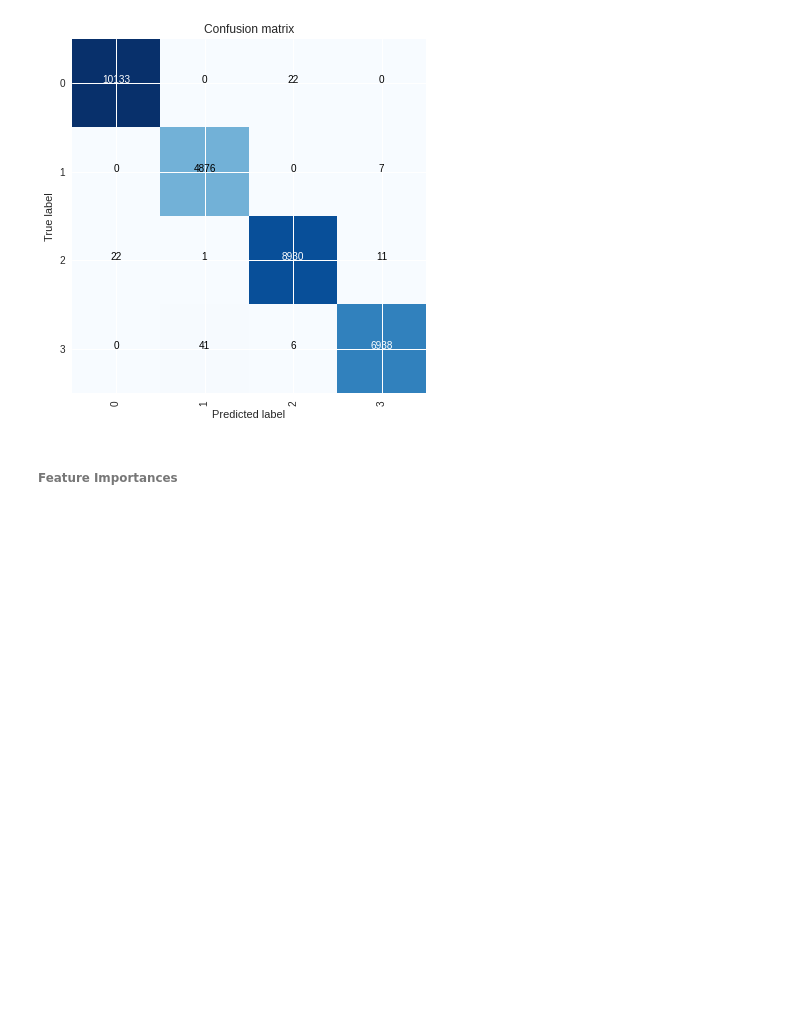
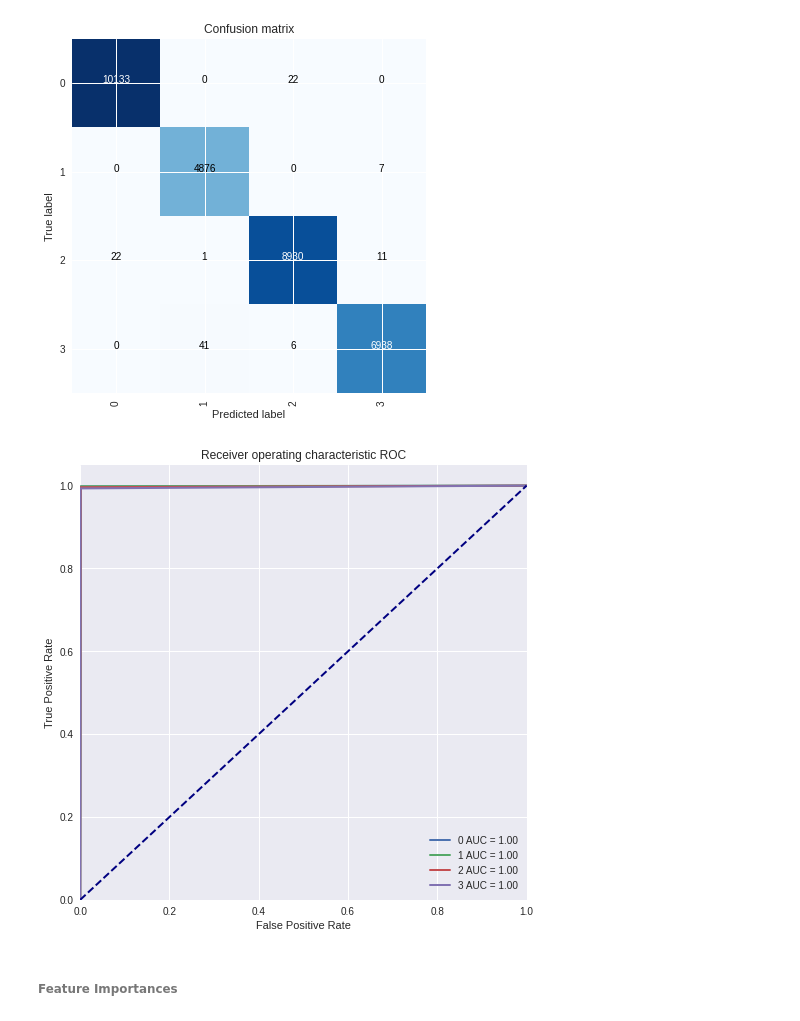
Before and after one commit to dehoyosb/MinJusticia_team77_DS4A_Project, a Jupyter notebook: app/unsupervised_learning_daniel.ipynb, the cells around one changed output. Saved outputs shown, nothing was run; the diff lists cells and outputs as text; code cells hidden in the pictures; blank space fills up the shorter version.

Commit message:
organizing better the code, adding roc curve to analyse training results

```diff
--- a/app/unsupervised_learning_daniel.ipynb
+++ b/app/unsupervised_learning_daniel.ipynb
@@ -72,0 +142,19 @@ See the caveats in the documentation: https://pandas.pydata.org/pandas-docs/stab
+# %%
+def plot_roc(y_test, y_preds):
+    """
+    Helper function that plots the roc curve
+    """
+    plt.figure(figsize=(8,8))
+    for label in np.unique(y_test):
+        fpr, tpr, _ = roc_curve(y_test == label, y_preds == label)
+        roc_auc = auc(fpr, tpr)
+        plt.plot(fpr, tpr, linewidth=2, label= str(label) + ' AUC = ' + '{0:.2f}'.format(roc_auc))
+        #plt.plot(fpr, tpr, color='darkorange',lw=2, label='ROC curve (area = %0.2f)' % roc_auc)
+    plt.plot([0, 1], [0, 1], color='navy', lw=2, linestyle='--')
+    plt.xlim([0.0, 1.0])
+    plt.ylim([0.0, 1.05])
+    plt.xlabel('False Positive Rate')
+    plt.ylabel('True Positive Rate')
+    plt.title('Receiver operating characteristic ROC')
+    plt.legend(loc="lower right")
+    plt.show()
@@ -533,15 +554,0 @@ def classifier_results(prediction, labels, classes, show_plots):
-# %%
-def plot_roc(classes, x, y):
-    plt.figure(figsize=(8,8))
-    for idx, label in enumerate(classes):
-        roc_auc = auc(x[idx], y[idx])
-        plt.plot(x[idx], y[idx], linewidth=2, label= str(label) + ' AUC = ' + '{0:.2f}'.format(roc_auc))
-    plt.plot([0, 1], [0, 1], color='navy', linewidth=2, linestyle='--')
-    plt.xlim([0.0, 1.05])
-    plt.ylim([0.0, 1.05])
-    plt.xlabel('False Positive Rate')
-    plt.ylabel('True Positive Rate')
-    plt.title('Receiver operating characteristic ROC')
-    plt.legend(loc="lower right")
-    plt.grid()
-    plt.show()
@@ -740,6 +626,10 @@ Accuracy:
    macro avg       1.00      1.00      1.00     30987
 weighted avg       1.00      1.00      1.00     30987
 [figure]
+# %%
+plot_roc(Y_test, clf_logistic.predict(X_test))
+# %% [output]
+[figure, added]
 # %% [markdown]
 ###### Feature Importances
 # %%
```
Also changed, not shown: parts of 73 cells of this notebook.
